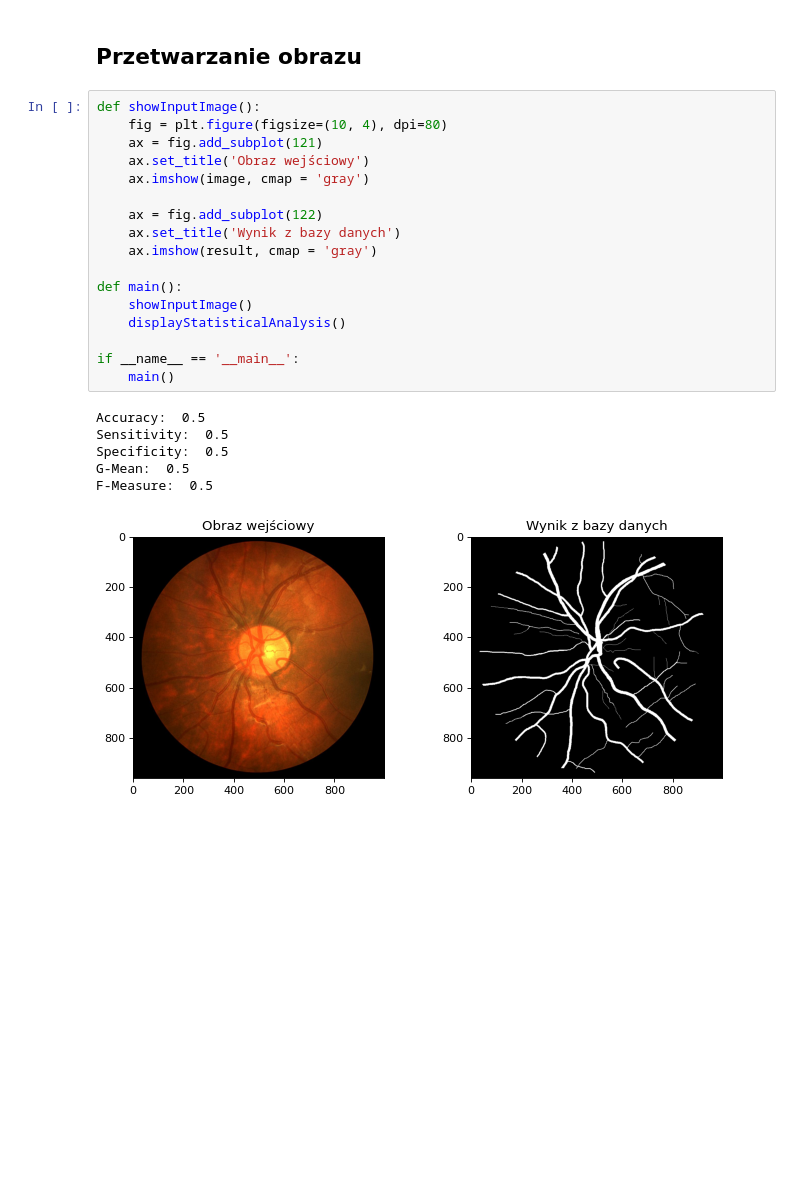
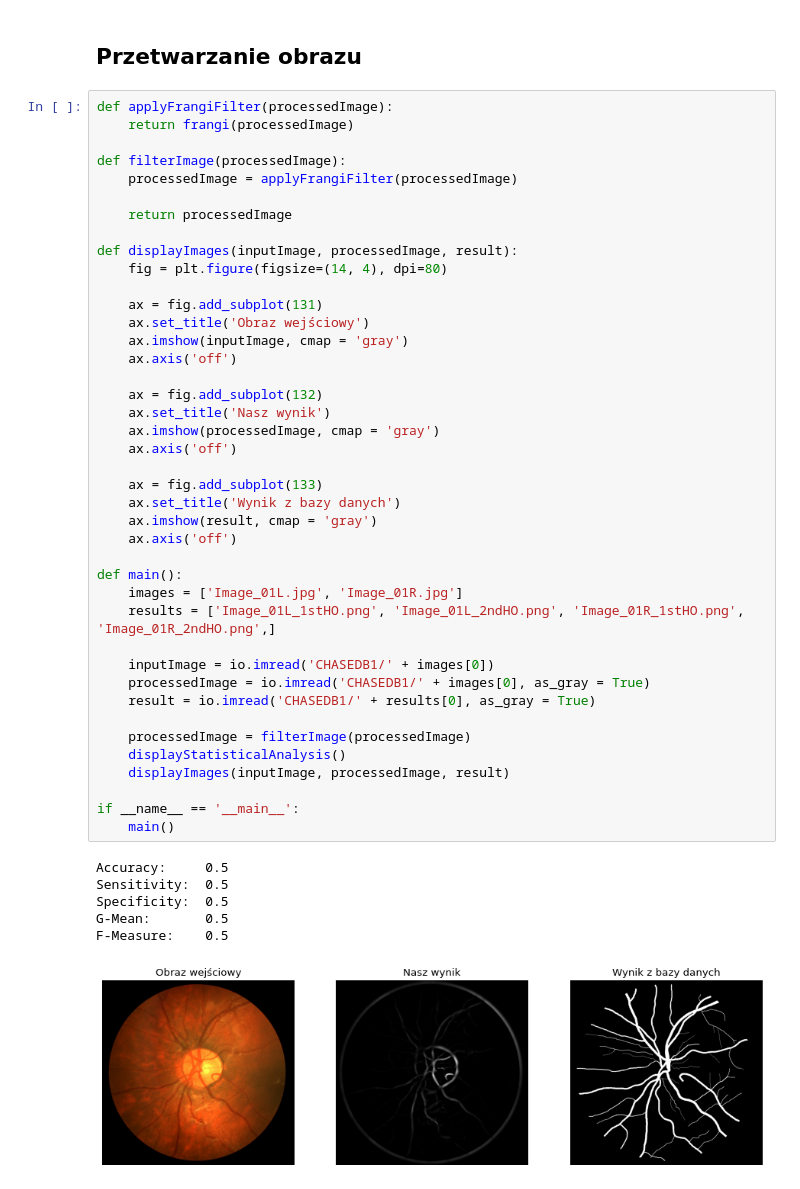
Before and after one commit to zuznnjus/Fundus-examination, a Jupyter notebook: fundus_examination.ipynb, the cells around one changed output. Saved outputs shown, nothing was run; the diff lists cells and outputs as text; blank space fills up the shorter version.

Commit message:
Add plots

```diff
--- a/fundus_examination.ipynb
+++ b/fundus_examination.ipynb
@@ -52,19 +47,43 @@ def displayStatisticalAnalysis():
 # %% [markdown]
 ## Przetwarzanie obrazu
 # %%
-def showInputImage():
-    fig = plt.figure(figsize=(10, 4), dpi=80)
-    ax = fig.add_subplot(121)
+def applyFrangiFilter(processedImage):
+    return frangi(processedImage)
+
+def filterImage(processedImage):
+    processedImage = applyFrangiFilter(processedImage)
+
+    return processedImage
+
+def displayImages(inputImage, processedImage, result):
+    fig = plt.figure(figsize=(14, 4), dpi=80)
+
+    ax = fig.add_subplot(131)
     ax.set_title('Obraz wejściowy')
-    ax.imshow(image, cmap = 'gray')
+    ax.imshow(inputImage, cmap = 'gray')
+    ax.axis('off')
 
-    ax = fig.add_subplot(122)
+    ax = fig.add_subplot(132)
+    ax.set_title('Nasz wynik')
+    ax.imshow(processedImage, cmap = 'gray')
+    ax.axis('off')
+
+    ax = fig.add_subplot(133)
     ax.set_title('Wynik z bazy danych')
     ax.imshow(result, cmap = 'gray')
+    ax.axis('off')
 
 def main():
-    showInputImage()
+    images = ['Image_01L.jpg', 'Image_01R.jpg']
+    results = ['Image_01L_1stHO.png', 'Image_01L_2ndHO.png', 'Image_01R_1stHO.png', 'Image_01R_2ndHO.png',]
+
+    inputImage = io.imread('CHASEDB1/' + images[0])
+    processedImage = io.imread('CHASEDB1/' + images[0], as_gray = True)
+    result = io.imread('CHASEDB1/' + results[0], as_gray = True)
+
+    processedImage = filterImage(processedImage)
     displayStatisticalAnalysis()
+    displayImages(inputImage, processedImage, result)
 
 if __name__ == '__main__':
     main()
@@ -77 +96 @@ F-Measure:  0.5
-[figure, old version]
+[figure, new version]
```
Also changed, not shown: parts of 4 cells of this notebook.
